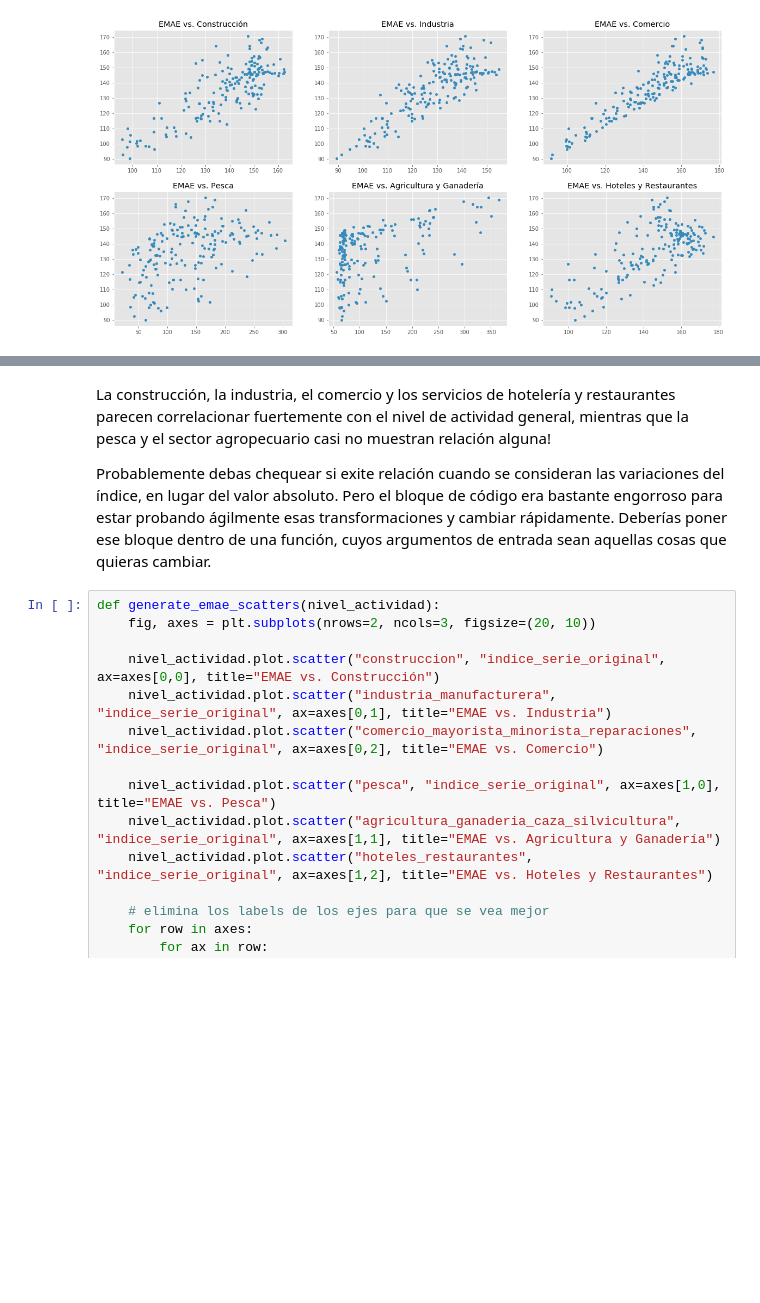
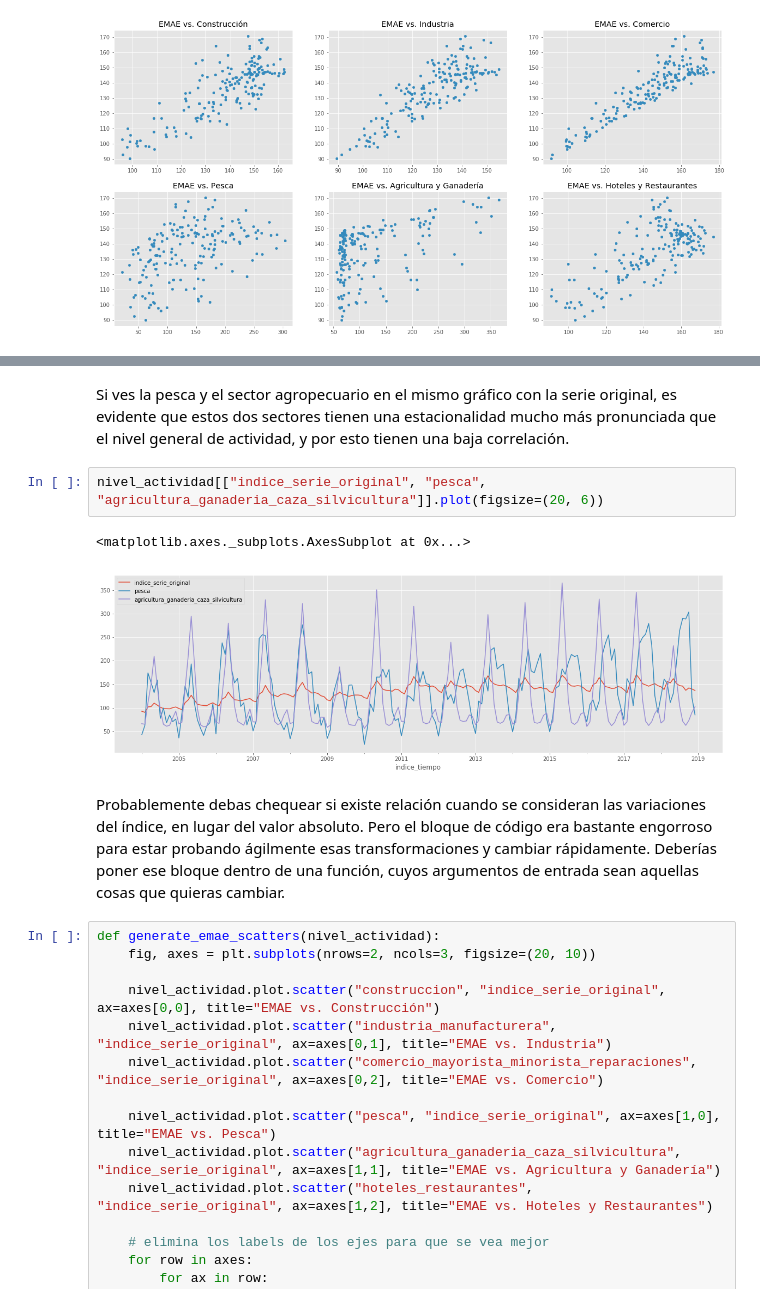
Before and after one commit to abenassi/analisis-datos-python, a Jupyter notebook: 2A-series-tiempo.ipynb, the cells around one changed output, grey strips where cells are left out. Saved outputs shown, nothing was run; the diff lists cells and outputs as text; blank space fills up the shorter version.

```diff
--- a/2A-series-tiempo.ipynb
+++ b/2A-series-tiempo.ipynb
@@ -217,7 +230,12 @@ for row in axes:
+# %% [markdown]
+Si ves la pesca y el sector agropecuario en el mismo gráfico con la serie original, es evidente que estos dos sectores tienen una estacionalidad mucho más pronunciada que el nivel general de actividad, y por esto tienen una baja correlación.
+# %%
+nivel_actividad[["indice_serie_original", "pesca", "agricultura_ganaderia_caza_silvicultura"]].plot(figsize=(20, 6))
+# %% [output]
+<matplotlib.axes._subplots.AxesSubplot at 0x...>
+[figure, added]
 # %% [markdown]
-La construcción, la industria, el comercio y los servicios de hotelería y restaurantes parecen correlacionar fuertemente con el nivel de actividad general, mientras que la pesca y el sector agropecuario casi no muestran relación alguna!
-
-Probablemente debas chequear si exite relación cuando se consideran las variaciones del índice, en lugar del valor absoluto. Pero el bloque de código era bastante engorroso para estar probando ágilmente esas transformaciones y cambiar rápidamente. Deberías poner ese bloque dentro de una función, cuyos argumentos de entrada sean aquellas cosas que quieras cambiar.
+Probablemente debas chequear si existe relación cuando se consideran las variaciones del índice, en lugar del valor absoluto. Pero el bloque de código era bastante engorroso para estar probando ágilmente esas transformaciones y cambiar rápidamente. Deberías poner ese bloque dentro de una función, cuyos argumentos de entrada sean aquellas cosas que quieras cambiar.
 # %%
 def generate_emae_scatters(nivel_actividad):
     fig, axes = plt.subplots(nrows=2, ncols=3, figsize=(20, 10))
```
Also changed, not shown: parts of 5 cells of this notebook.
